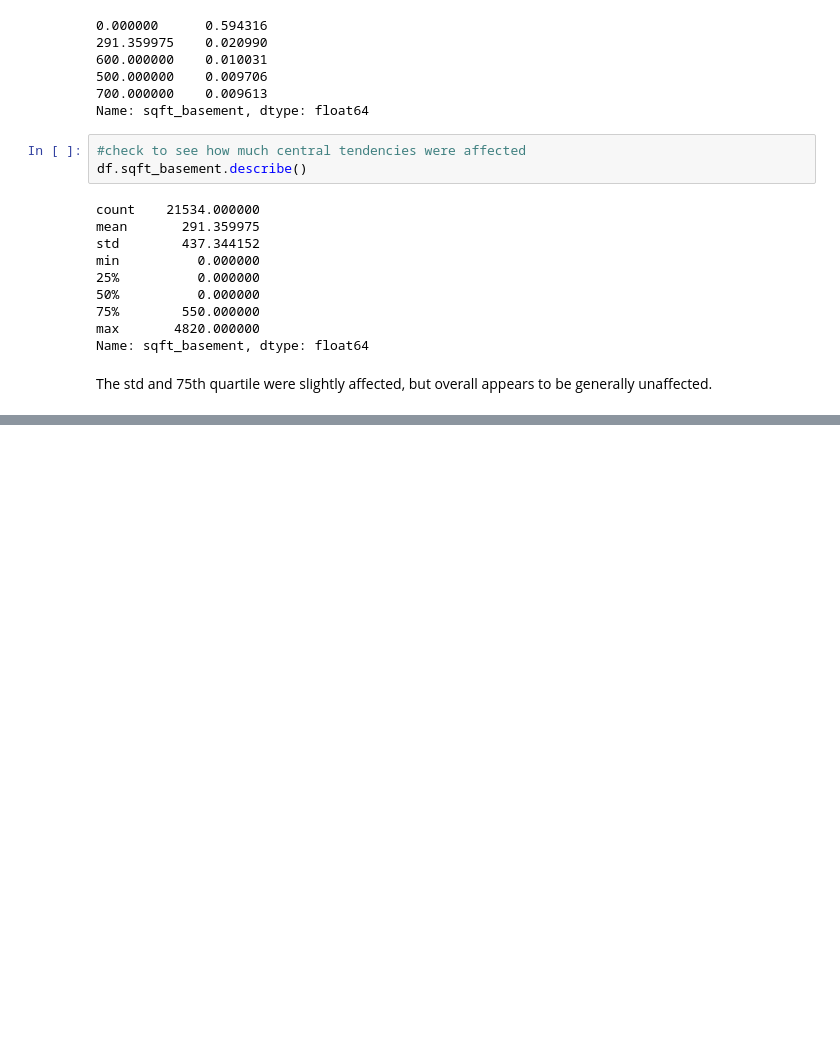
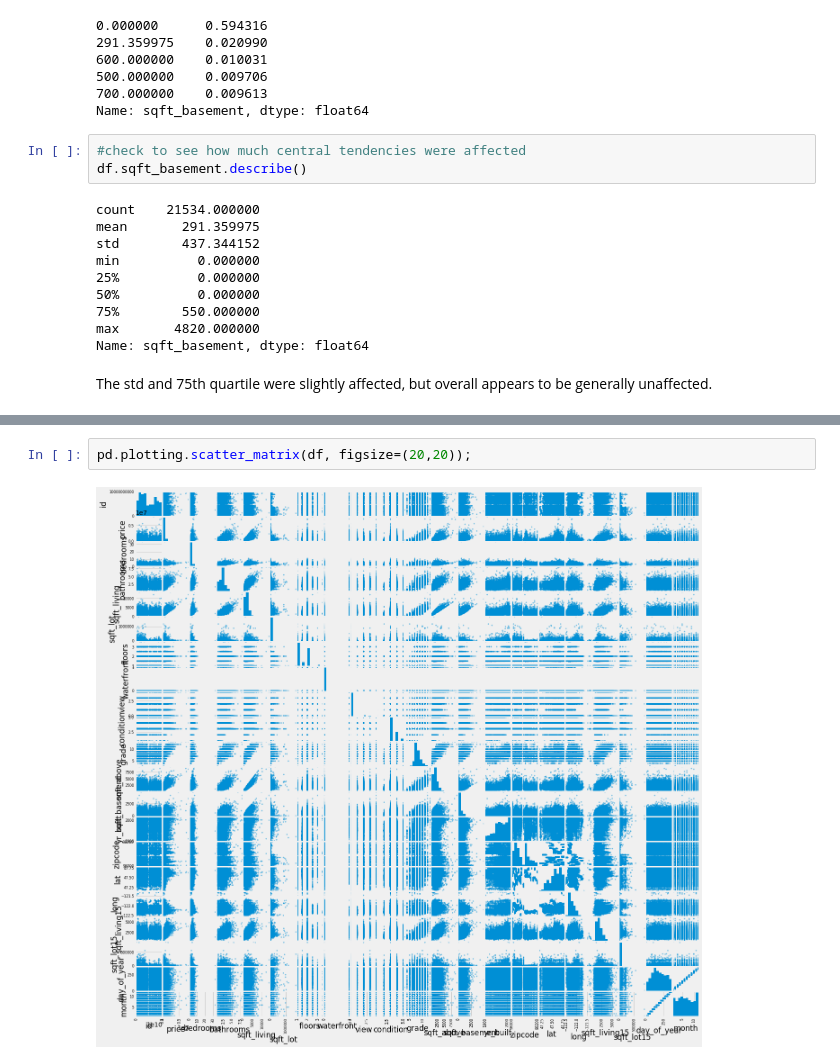
Before and after one commit to rab175/dsc-v2-mod1-final-project-online-ds-pt-071519, a Jupyter notebook: student.ipynb, the cells around one changed output, grey strips where cells are left out. Drawn from its saved outputs; the diff is of its cells as text; blank space fills up the shorter version.

```diff
--- a/student.ipynb
+++ b/student.ipynb
@@ -470,0 +513,4 @@ The std and 75th quartile were slightly affected, but overall appears to be gene
+# %%
+pd.plotting.scatter_matrix(df, figsize=(20,20));
+# %% [output]
+[figure, added]
```
Also changed, not shown: parts of 12 cells of this notebook.
